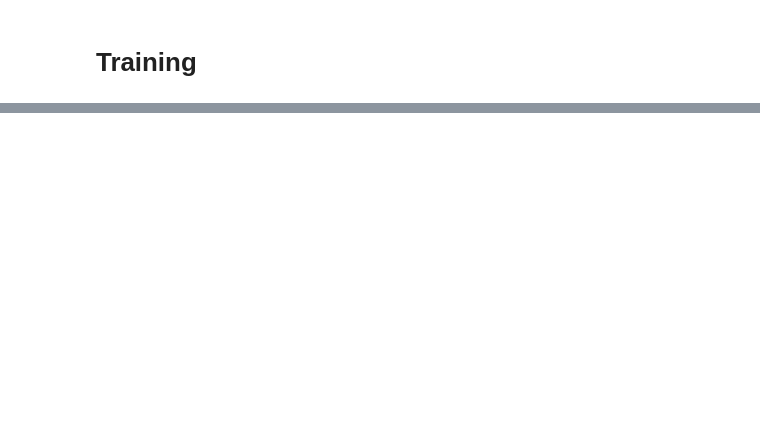
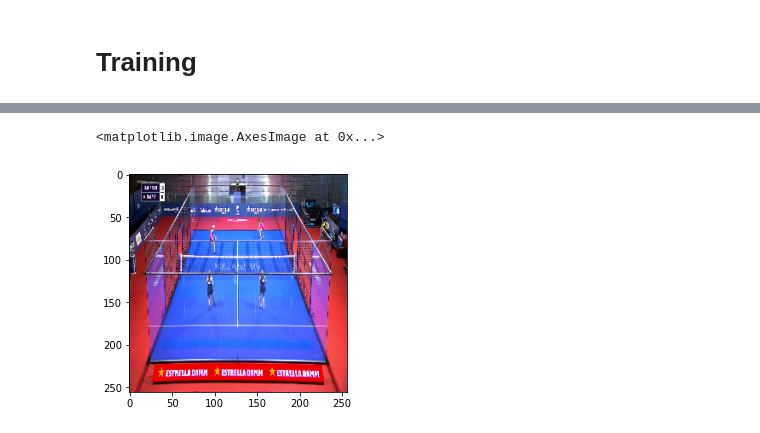
Before and after one commit to michele98/ball_tracking_padel, a Jupyter notebook: dev.ipynb, the cells around one changed output, grey strips where cells are left out. Cells and saved outputs as stored; diff of their text form; code cells hidden in the pictures; blank space fills up the shorter version.

```diff
--- a/dev.ipynb
+++ b/dev.ipynb
@@ -59,0 +132,5 @@ train_model(model,
+# %%
+plt.imshow(frames_np)
+# %% [output]
+<matplotlib.image.AxesImage at 0x...>
+[figure, added]
```
Also changed, not shown: parts of 14 cells of this notebook.
